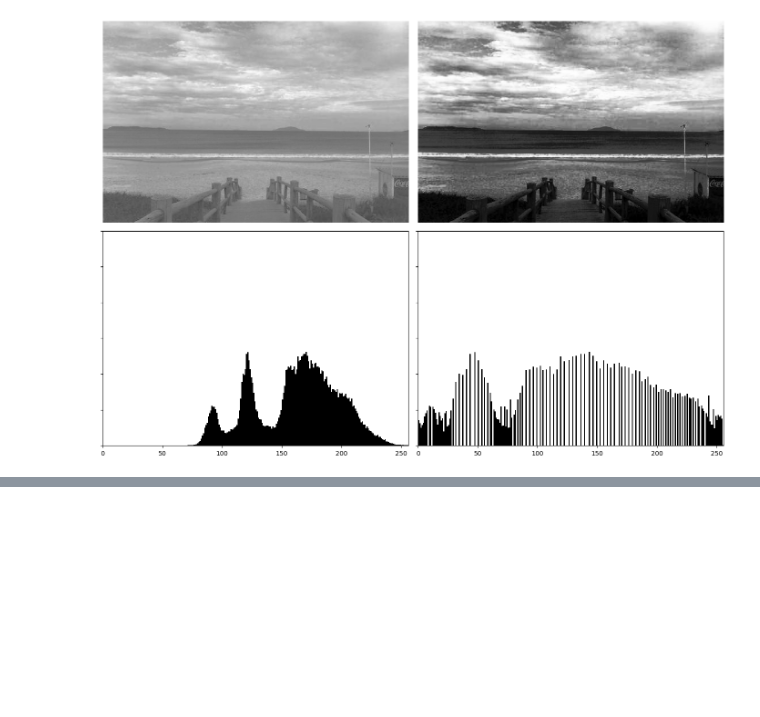
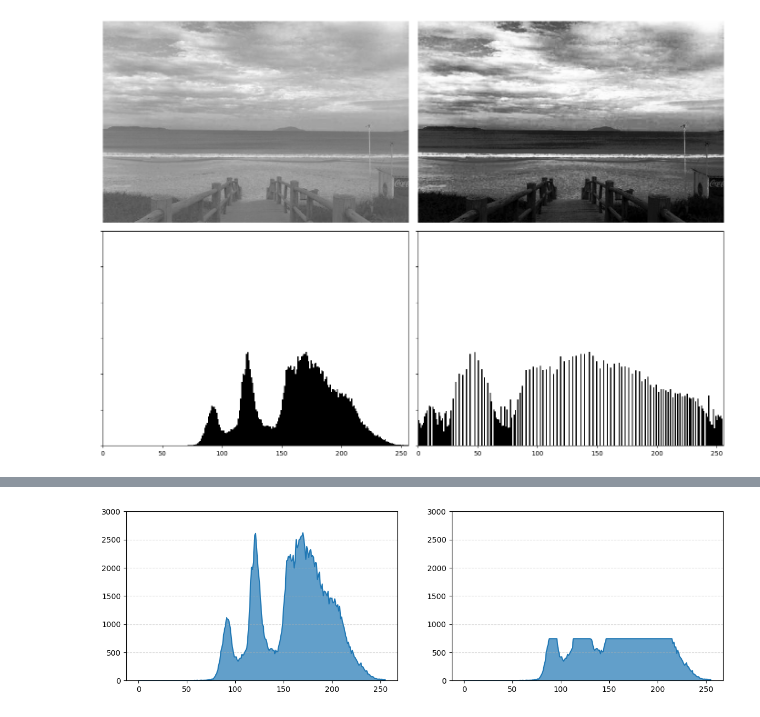
Before and after one commit to isidora00/HistogramAlgorithms, a Jupyter notebook: histogram_algorithms.ipynb, the cells around one changed output, grey strips where cells are left out. Drawn from its saved outputs; the diff is of its cells as text; code cells hidden in the pictures; blank space fills up the shorter version.

```diff
--- a/histogram_algorithms.ipynb
+++ b/histogram_algorithms.ipynb
@@ -92,0 +108,13 @@ show_images_and_histograms(images)
+# %%
+## ovo ce biti bolje organizovano, i oni plotovi na pocetku isto
+def show_histograms(histograms, y_max=3000):
+    n = len(histograms)
+    fig, ax = plt.subplots(1, n, figsize=(7*n, 4))
+
+    for i in range(n):
+        ax[i].plot(range(256), histograms[i])
+        ax[i].fill_between(range(256), histograms[i], alpha = 0.7)
+        ax[i].set_ylim([0, y_max])
+        ax[i].grid(True, axis='y', linestyle='--', alpha = 0.5)
+
+    plt.show()
@@ -92,0 +134,10 @@ show_images_and_histograms(images)
+# %%
+def clip_histogram(hist):
+    threshold = hist.mean()
+    clipped_hist = np.minimum(hist, threshold)
+    return clipped_hist
+
+hist, _ = np.histogram(image.flatten(), 256, [0, 256])
+show_histograms([hist, clip_histogram(hist)])
+# %% [output]
+[figure, added]
```
Also changed, not shown: parts of 8 cells of this notebook.
